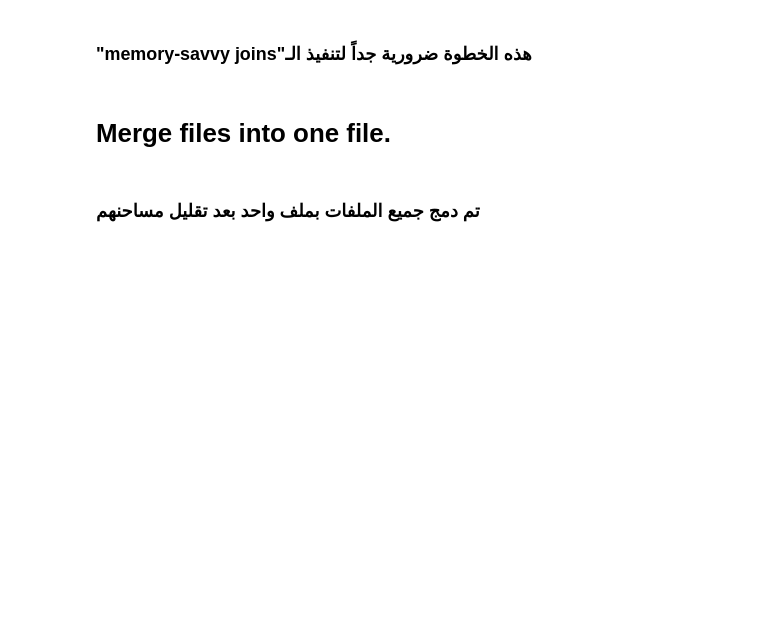
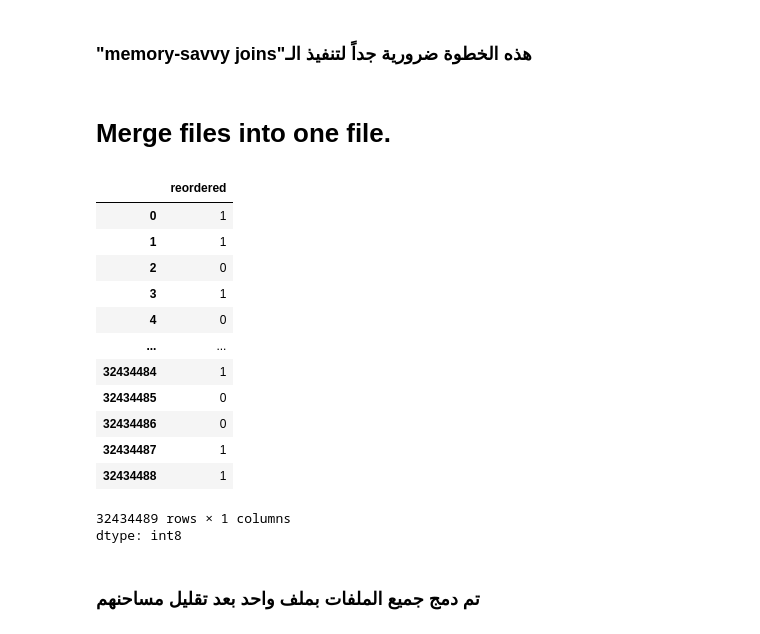
Before and after one commit to mohammed-lafi1035/DS230_final_Project_AE, a Jupyter notebook: Welcome_To_Colab.ipynb, the cells around one changed output. Drawn from its saved outputs; the diff is of its cells as text; code cells hidden in the pictures; blank space fills up the shorter version.

```diff
--- a/Welcome_To_Colab.ipynb
+++ b/Welcome_To_Colab.ipynb
@@ -108,6 +108,23 @@ del m1, m2, m3, prior, products, departments, aisles
 gc.collect()
 
 instacart_data = reduce_mem_usage_simple(instacart_data)
+# %%
+instacart_data["reordered"]
+# %% [output]
+|  | reordered |
+| 0 | 1 |
+| 1 | 1 |
+| 2 | 0 |
+| 3 | 1 |
+| 4 | 0 |
+| ... | ... |
+| 32434484 | 1 |
+| 32434485 | 0 |
+| 32434486 | 0 |
+| 32434487 | 1 |
+| 32434488 | 1 |
+32434489 rows × 1 columns
+dtype: int8
 # %% [markdown]
 ### تم دمج جميع الملفات بملف واحد بعد تقليل مساحنهم
 # %% [markdown]
```
Also changed, not shown: parts of 8 cells of this notebook.
